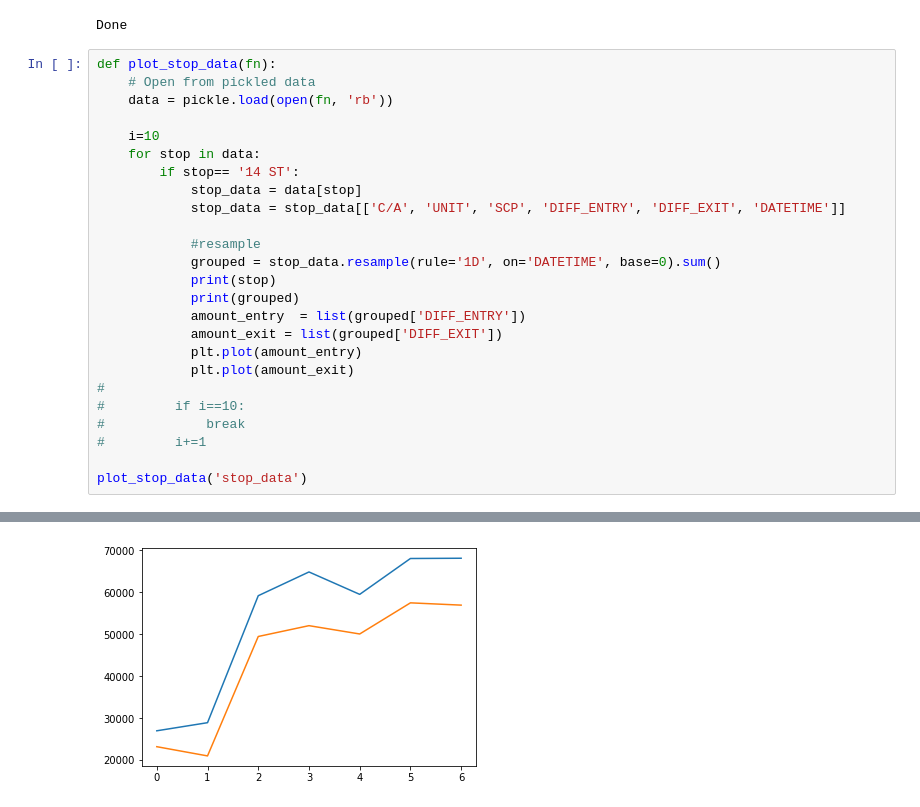
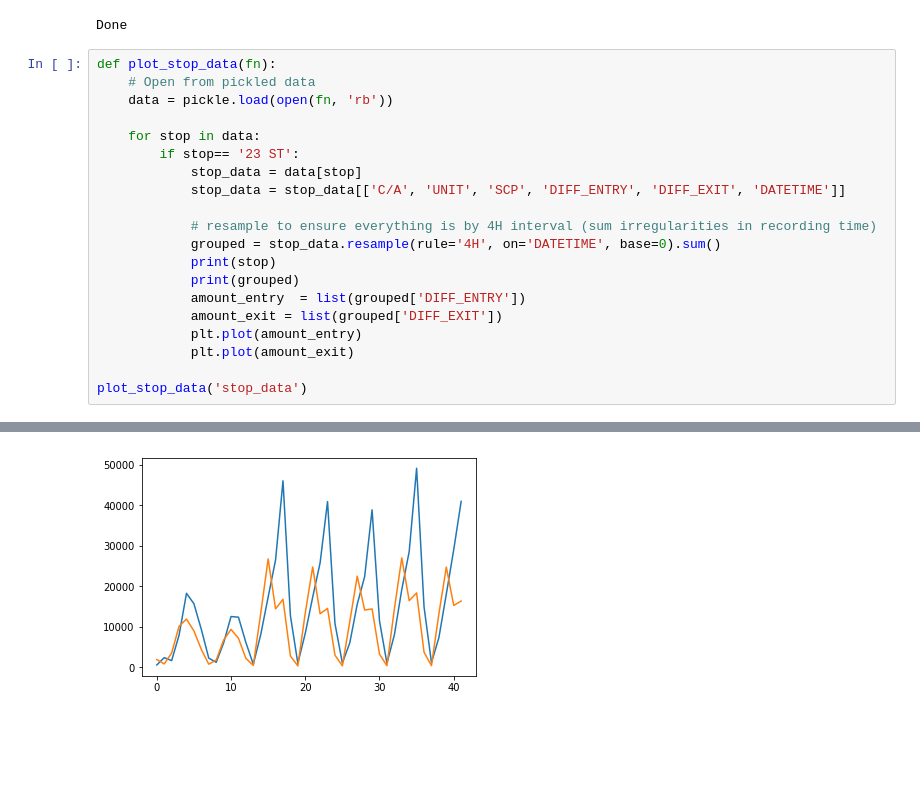
Before and after one commit to RedGeryon/MTA-subway, a Jupyter notebook: MTA_data_parser.ipynb, the cells around one changed output, grey strips where cells are left out. Drawn from its saved outputs; the diff is of its cells as text; blank space fills up the shorter version.

```diff
--- a/MTA_data_parser.ipynb
+++ b/MTA_data_parser.ipynb
@@ -142,24 +158,19 @@ def plot_stop_data(fn):
     # Open from pickled data
     data = pickle.load(open(fn, 'rb'))
 
-    i=10
     for stop in data:
-        if stop== '14 ST':
+        if stop== '23 ST':
             stop_data = data[stop]
             stop_data = stop_data[['C/A', 'UNIT', 'SCP', 'DIFF_ENTRY', 'DIFF_EXIT', 'DATETIME']]
 
-            #resample
-            grouped = stop_data.resample(rule='1D', on='DATETIME', base=0).sum()
+            # resample to ensure everything is by 4H interval (sum irregularities in recording time)
+            grouped = stop_data.resample(rule='4H', on='DATETIME', base=0).sum()
             print(stop)
             print(grouped)
             amount_entry  = list(grouped['DIFF_ENTRY'])
             amount_exit = list(grouped['DIFF_EXIT'])
             plt.plot(amount_entry)
             plt.plot(amount_exit)
-#
-#         if i==10:
-#             break
-#         i+=1
 
 plot_stop_data('stop_data')
 # %% [output]
@@ -176 +194 @@ DATETIME
-[figure, old version]
+[figure, new version]
```
Also changed, not shown: parts of 4 cells of this notebook.
